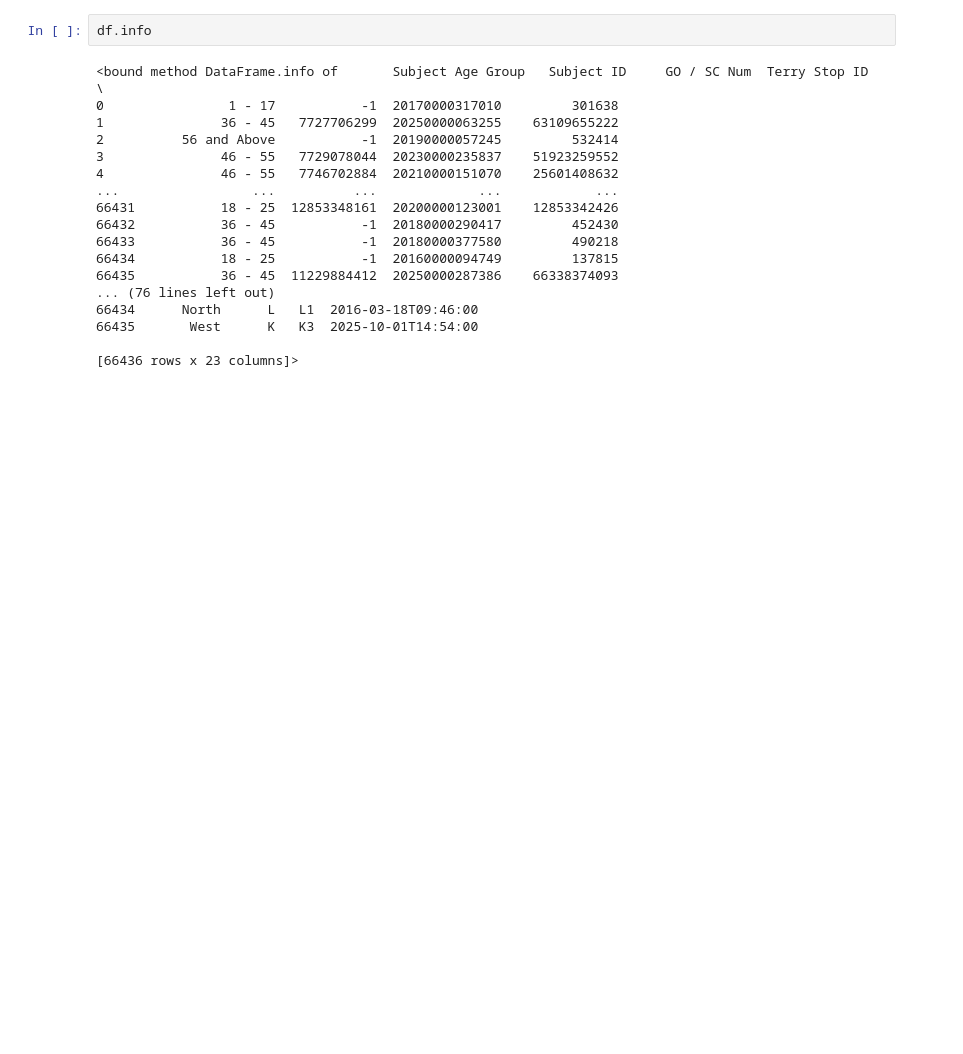
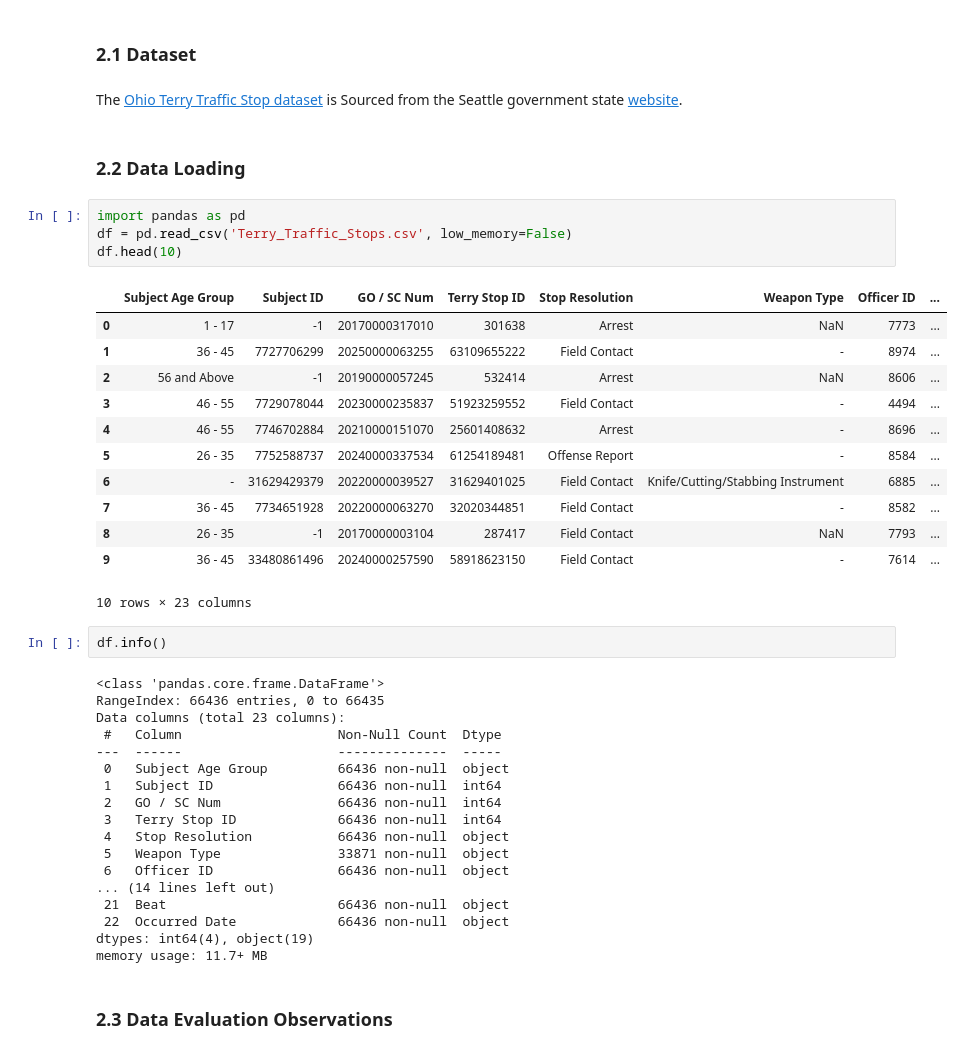
Before and after one commit to silvester1-sn/Terry-Traffic-Stops, a Jupyter notebook: Notebook.ipynb, the cells around one changed output. Drawn from its saved outputs; the diff is of its cells as text; blank space fills up the shorter version.

```diff
--- a/Notebook.ipynb
+++ b/Notebook.ipynb
@@ -5,20 +39,45 @@ df = pd.read_csv('Terry_Stops.csv')
+# %% [markdown]
+### 2.1 Dataset
+# %% [markdown]
+The [Ohio Terry Traffic Stop dataset](Terry_Traffic_Stops.csv) is Sourced from the Seattle government state [website](https://data.seattle.gov/Public-Safety/Terry-Stops/28ny-9ts8/data_preview).
+# %% [markdown]
+### 2.2  Data Loading
+# %%
+import pandas as pd
+df = pd.read_csv('Terry_Traffic_Stops.csv', low_memory=False)
+df.head(10)
+# %% [output]
+|  | Subject Age Group | Subject ID | GO / SC Num | Terry Stop ID | Stop Resolution | Weapon Type | Officer ID | ... |
+| 0 | 1 - 17 | -1 | 20170000317010 | 301638 | Arrest | NaN | 7773 | ... |
+| 1 | 36 - 45 | 7727706299 | 20250000063255 | 63109655222 | Field Contact | - | 8974 | ... |
+| 2 | 56 and Above | -1 | 20190000057245 | 532414 | Arrest | NaN | 8606 | ... |
+| 3 | 46 - 55 | 7729078044 | 20230000235837 | 51923259552 | Field Contact | - | 4494 | ... |
+| 4 | 46 - 55 | 7746702884 | 20210000151070 | 25601408632 | Arrest | - | 8696 | ... |
+| 5 | 26 - 35 | 7752588737 | 20240000337534 | 61254189481 | Offense Report | - | 8584 | ... |
+| 6 | - | 31629429379 | 20220000039527 | 31629401025 | Field Contact | Knife/Cutting/Stabbing Instrument | 6885 | ... |
+| 7 | 36 - 45 | 7734651928 | 20220000063270 | 32020344851 | Field Contact | - | 8582 | ... |
+| 8 | 26 - 35 | -1 | 20170000003104 | 287417 | Field Contact | NaN | 7793 | ... |
+| 9 | 36 - 45 | 33480861496 | 20240000257590 | 58918623150 | Field Contact | - | 7614 | ... |
+10 rows × 23 columns
 # %%
-df.info
+df.info()
 # %% [output]
-<bound method DataFrame.info of       Subject Age Group   Subject ID     GO / SC Num  Terry Stop ID  \
-0                1 - 17           -1  20170000317010         301638
-1               36 - 45   7727706299  20250000063255    63109655222
-2          56 and Above           -1  20190000057245         532414
-3               46 - 55   7729078044  20230000235837    51923259552
-4               46 - 55   7746702884  20210000151070    25601408632
-...                 ...          ...             ...            ...
-66431           18 - 25  12853348161  20200000123001    12853342426
-66432           36 - 45           -1  20180000290417         452430
-66433           36 - 45           -1  20180000377580         490218
-66434           18 - 25           -1  20160000094749         137815
-66435           36 - 45  11229884412  20250000287386    66338374093
-... (76 lines left out)
-66434      North      L   L1  2016-03-18T09:46:00
-66435       West      K   K3  2025-10-01T14:54:00
-
-[66436 rows x 23 columns]>
+<class 'pandas.core.frame.DataFrame'>
+RangeIndex: 66436 entries, 0 to 66435
+Data columns (total 23 columns):
+ #   Column                    Non-Null Count  Dtype
+---  ------                    --------------  -----
+ 0   Subject Age Group         66436 non-null  object
+ 1   Subject ID                66436 non-null  int64
+ 2   GO / SC Num               66436 non-null  int64
+ 3   Terry Stop ID             66436 non-null  int64
+ 4   Stop Resolution           66436 non-null  object
+ 5   Weapon Type               33871 non-null  object
+ 6   Officer ID                66436 non-null  object
+... (14 lines left out)
+ 21  Beat                      66436 non-null  object
+ 22  Occurred Date             66436 non-null  object
+dtypes: int64(4), object(19)
+memory usage: 11.7+ MB
+# %% [markdown]
+### 2.3 Data Evaluation Observations
```
Also changed, not shown: parts of 66 cells of this notebook, 3 other files.
